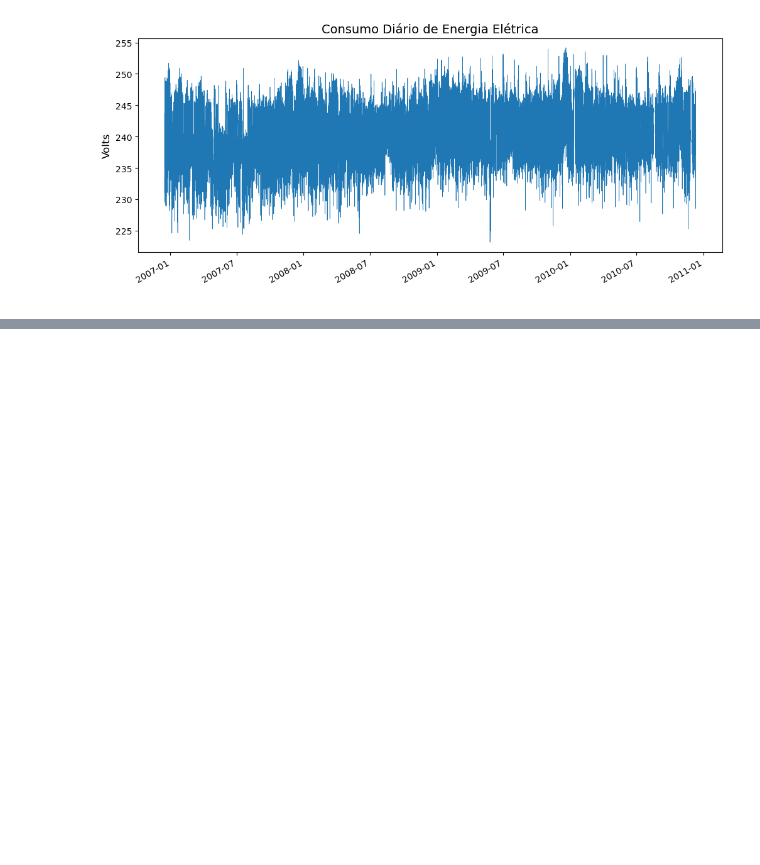
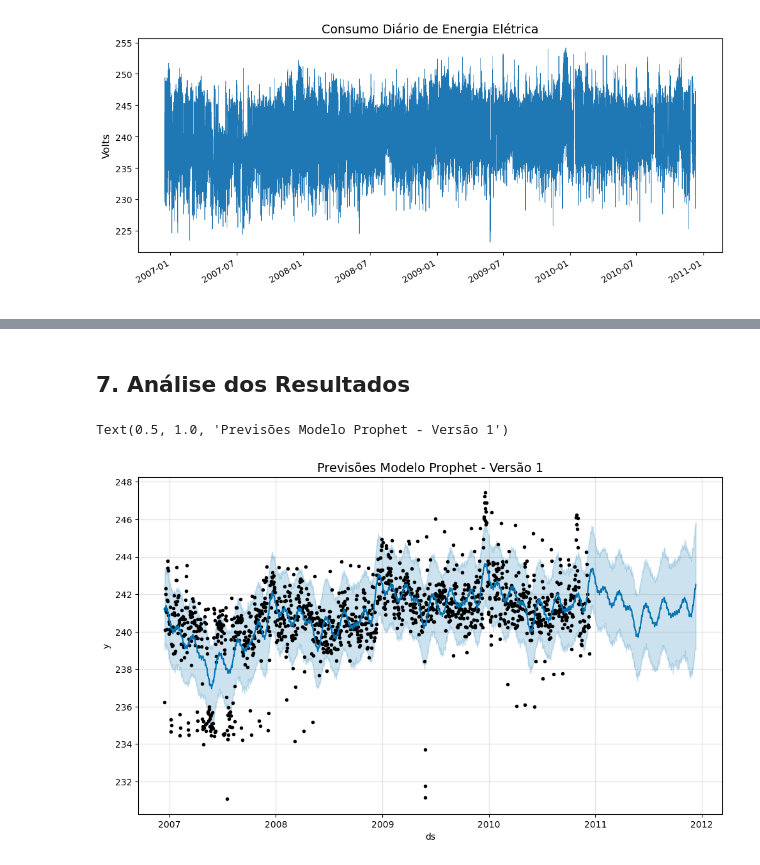
Before and after one commit to marcosmorais94/house_comsumption_forecast, a Jupyter notebook: house_power_timeseries.ipynb, the cells around one changed output, grey strips where cells are left out. Drawn from its saved outputs; the diff is of its cells as text; code cells hidden in the pictures; blank space fills up the shorter version.

```diff
--- a/house_power_timeseries.ipynb
+++ b/house_power_timeseries.ipynb
@@ -437,0 +570,6 @@ Text(0.5, 0, ' ')
+# %%
+# Cria o modelo prophet como objeto python
+modelo_v1 = Prophet()
+# %%
+# Fit do modelo
+modelo_v1.fit(df_modelo)
@@ -437,0 +580,6 @@ Text(0.5, 0, ' ')
+# %%
+# Prepara o dataset com input das datas com as previsões
+future = modelo_v1.make_future_dataframe(periods=365)
+
+# Verifica as últimas datas
+future.tail()
@@ -437,0 +593,3 @@ Text(0.5, 0, ' ')
+# %%
+# Previsões com o Prophet
+forecast = modelo_v1.predict(future)
@@ -437,0 +606,11 @@ Text(0.5, 0, ' ')
+# %% [markdown]
+## 7. Análise dos Resultados
+# %%
+# Plot do modelo
+fig1 = modelo_v1.plot(forecast)
+
+# Define título
+plt.title('Previsões Modelo Prophet - Versão 1', fontsize = 14)
+# %% [output]
+Text(0.5, 1.0, 'Previsões Modelo Prophet - Versão 1')
+[figure, added]
```
Also changed, not shown: parts of 51 cells of this notebook.
